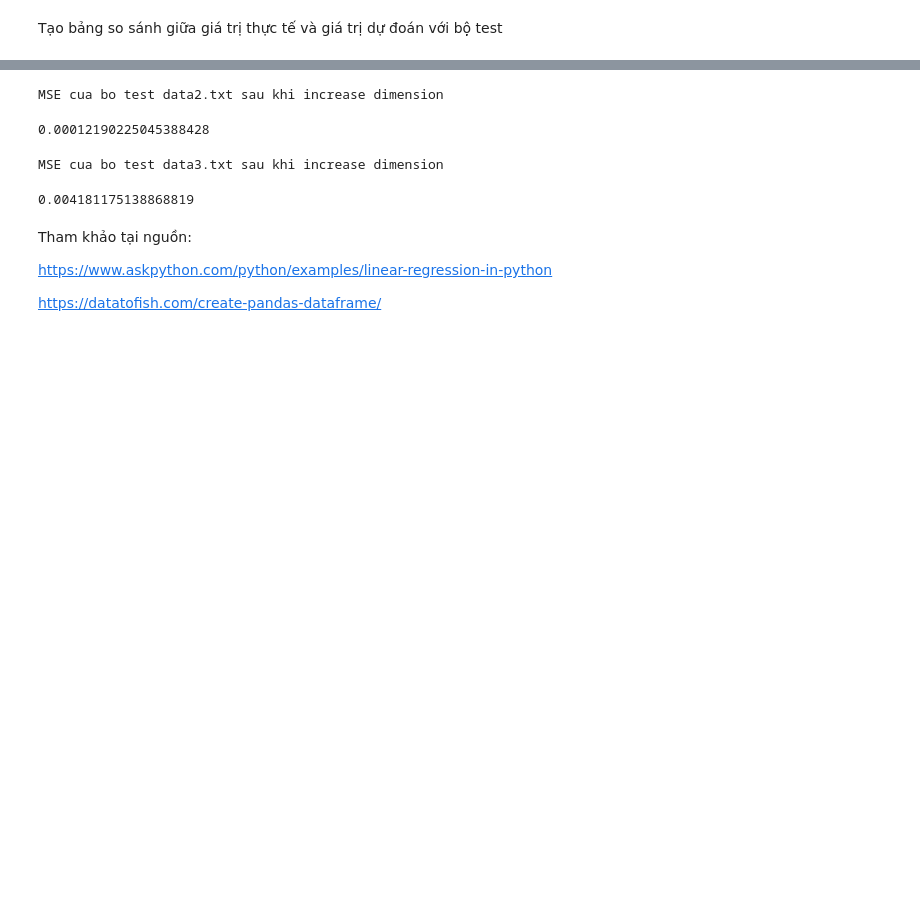
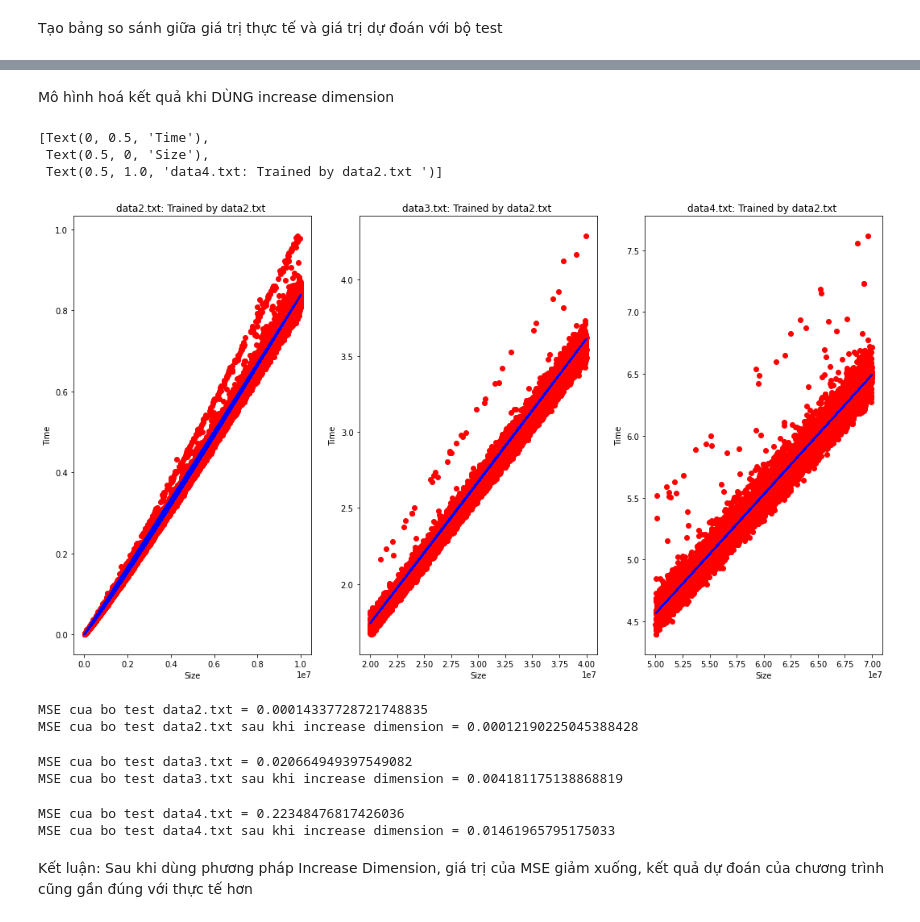
Before and after one commit to dxmai/CS114.L21.KHCL, a Jupyter notebook: Colab/Linear_Regression.ipynb, the cells around one changed output, grey strips where cells are left out. Saved outputs shown, nothing was run; the diff lists cells and outputs as text; code cells hidden in the pictures; blank space fills up the shorter version.

```diff
--- a/Colab/Linear_Regression.ipynb
+++ b/Colab/Linear_Regression.ipynb
@@ -152,21 +192,47 @@ plt.show()
+# %% [markdown]
+Mô hình hoá kết quả khi DÙNG increase dimension
+# %%
+_, (axes1, axes2, axes3) = plt.subplots(nrows=1, ncols=3 , figsize=(18, 10))
+
+axes1.scatter(x_train, y_train, color = 'red')
+axes1.plot(x_train, y_pred_incre, color = 'blue')
+axes1.set(xlabel = 'Size', ylabel = 'Time', title = 'data2.txt: Trained by data2.txt ')
+
+
+axes2.scatter(x_test3, y_test3, color = 'red')
+axes2.plot(x_test3, y_pred3_incre, color = 'blue')
+axes2.set(xlabel = 'Size', ylabel = 'Time', title = 'data3.txt: Trained by data2.txt ')
+
+axes3.scatter(x_test4, y_test4, color = 'red')
+axes3.plot(x_test4, y_pred4_incre, color = 'blue')
+axes3.set(xlabel = 'Size', ylabel = 'Time', title = 'data4.txt: Trained by data2.txt ')
+# %% [output]
+[Text(0, 0.5, 'Time'),
+ Text(0.5, 0, 'Size'),
+ Text(0.5, 1.0, 'data4.txt: Trained by data2.txt ')]
+[figure, added]
 # %%
 #MSE
 import sklearn
+print("MSE cua bo test data2.txt =", sklearn.metrics.mean_squared_error(y_train, y_pred))
 
-print("MSE cua bo test data2.txt sau khi increase dimension")
-sklearn.metrics.mean_squared_error(y_train, y_pred_train)
+print("MSE cua bo test data2.txt sau khi increase dimension =", sklearn.metrics.mean_squared_error(y_train, y_pred_incre))
 # %% [output]
-MSE cua bo test data2.txt sau khi increase dimension
+MSE cua bo test data2.txt = 0.00014337728721748835
+MSE cua bo test data2.txt sau khi increase dimension = 0.00012190225045388428
-0.00012190225045388428
 # %%
-print("MSE cua bo test data3.txt sau khi increase dimension")
-sklearn.metrics.mean_squared_error(y_test, y_pred)
+print("MSE cua bo test data3.txt =", sklearn.metrics.mean_squared_error(y_test3, y_pred3))
+
+print("MSE cua bo test data3.txt sau khi increase dimension =", sklearn.metrics.mean_squared_error(y_test3, y_pred3_incre))
 # %% [output]
-MSE cua bo test data3.txt sau khi increase dimension
+MSE cua bo test data3.txt = 0.020664949397549082
+MSE cua bo test data3.txt sau khi increase dimension = 0.004181175138868819
-0.004181175138868819
-# %% [markdown]
-Tham khảo tại nguồn:
-
-https://www.askpython.com/python/examples/linear-regression-in-python
-
-https://datatofish.com/create-pandas-dataframe/
+# %%
+print("MSE cua bo test data4.txt =", sklearn.metrics.mean_squared_error(y_test4, y_pred4))
+
+print("MSE cua bo test data4.txt sau khi increase dimension =", sklearn.metrics.mean_squared_error(y_test4, y_pred4_incre))
+# %% [output]
+MSE cua bo test data4.txt = 0.22348476817426036
+MSE cua bo test data4.txt sau khi increase dimension = 0.01461965795175033
+# %% [markdown]
+Kết luận: Sau khi dùng phương pháp Increase Dimension, giá trị của MSE giảm xuống, kết quả dự đoán của chương trình cũng gần đúng với thực tế hơn
```
Also changed, not shown: parts of 16 cells of this notebook.
